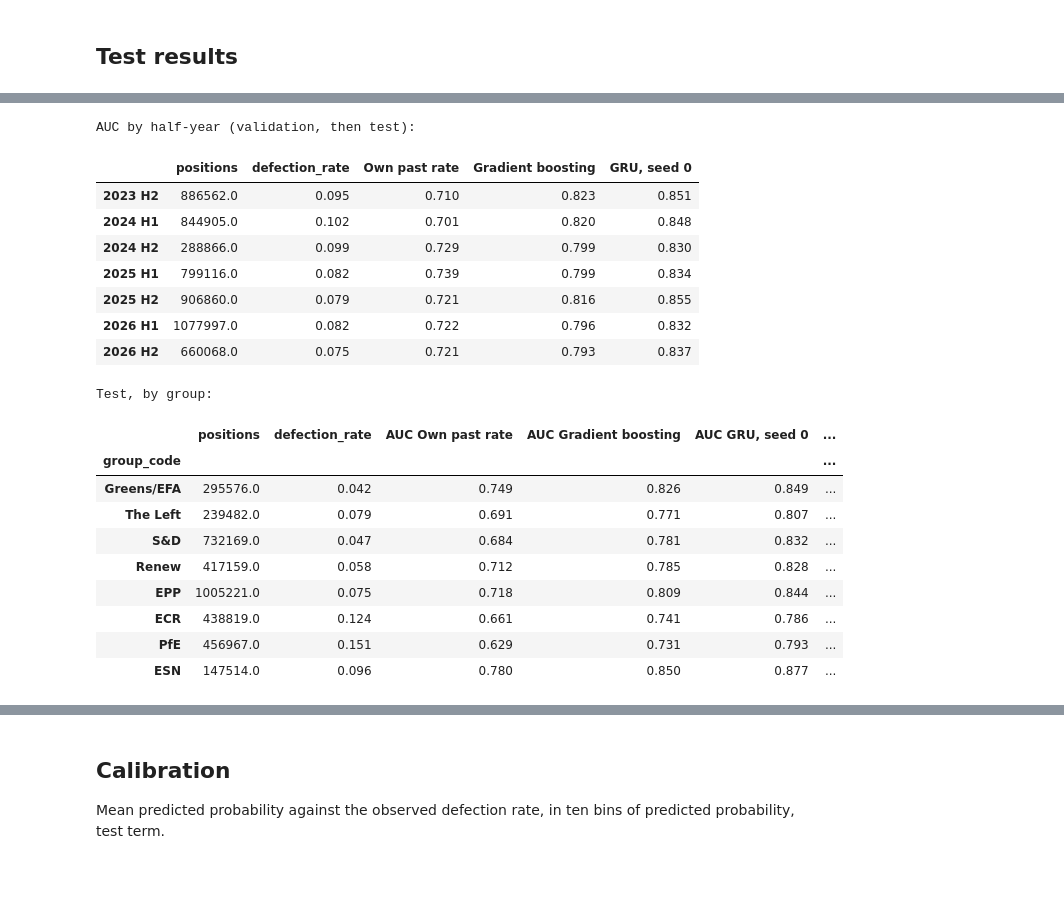
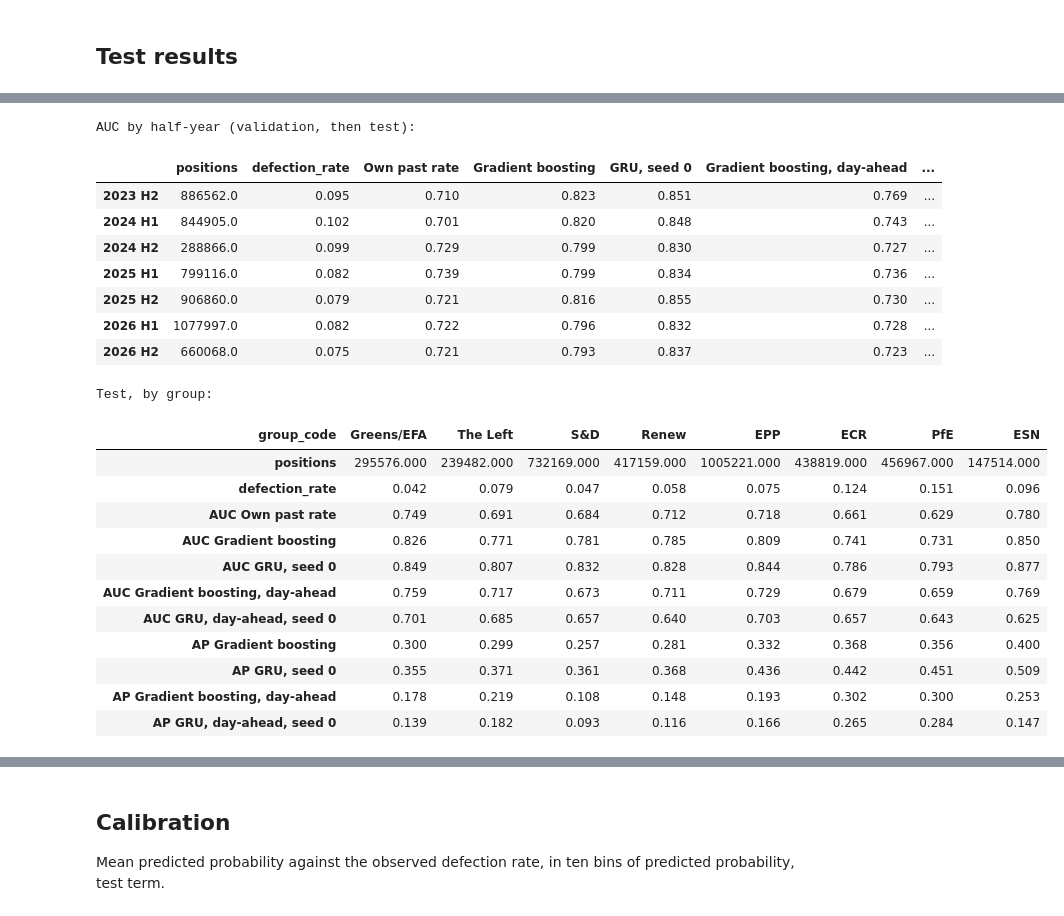
Before and after one commit to iisma-ai/political-spectrum-ml, a Jupyter notebook: european_parliament/pipeline/vote_prediction/notebooks/01_model_comparison.ipynb, the cells around one changed output, grey strips where cells are left out. Drawn from its saved outputs; the diff is of its cells as text; code cells hidden in the pictures; blank space fills up the shorter version.

```diff
--- a/european_parliament/pipeline/vote_prediction/notebooks/01_model_comparison.ipynb
+++ b/european_parliament/pipeline/vote_prediction/notebooks/01_model_comparison.ipynb
@@ -50,0 +70,25 @@ Share of test positions where the group took the line of most other groups: 0.62
+# %%
+rollcalls = load_rollcalls()
+calls = (rollcalls[rollcalls["vote_id"].isin(test["vote_id"].unique())]
+         .sort_values(["timestamp", "vote_id"]).reset_index(drop=True))
+same_day = calls["date"].eq(calls["date"].shift())
+gap = calls["timestamp"].diff().dt.total_seconds()[same_day]
+print(f"Consecutive test roll calls on the same day: {same_day.sum():,}; seconds apart, quartiles "
+      f"{gap.quantile(0.25):.0f} / {gap.quantile(0.5):.0f} / {gap.quantile(0.75):.0f}")
+for column in ["reference", "procedure_reference"]:
+    same = calls[column].notna() & calls[column].eq(calls[column].shift()) & same_day
+    print(f"  share with the same {column} as the previous roll call: {same.sum() / same_day.sum():.3f}")
+ties = calls.groupby("timestamp").size()
+print(f"Roll calls sharing a timestamp with another: {int(ties[ties > 1].sum())} of {len(calls):,}")
+member_gap = (ordered["timestamp"].diff().dt.total_seconds()
+              [(ordered["member_id"] == ordered["member_id"].shift()) & (ordered["date"] == ordered["date"].shift())])
+print(f"A member's consecutive positions on the same day (validation and test), median seconds apart: {member_gap.median():.0f}")
+print(f"Positions that are a member's first of the day, test: {test['first_of_day'].mean():.3f}")
+
+rows = pd.read_parquet(Path.cwd().parent / "outputs" / "rows.parquet", columns=["date", "defected", "with_most_groups"])
+bounds = {"train": ("2020-01-01", "2023-07-01"), "validation": ("2023-07-01", "2024-07-16"), "test": ("2024-07-16", "2100-01-01")}
+display(pd.DataFrame({name: {"positions": int(((rows["date"] >= a) & (rows["date"] < b)).sum()),
+                             "defection rate": rows.loc[(rows["date"] >= a) & (rows["date"] < b), "defected"].mean(),
+                             "share with most groups": rows.loc[(rows["date"] >= a) & (rows["date"] < b), "with_most_groups"].mean()}
+                      for name, (a, b) in bounds.items()}).T.round(4))
+del rows
@@ -52,7 +143,7 @@ Share of test positions where the group took the line of most other groups: 0.62
 ## Test results
 # %%
 subsets = {"all positions": np.ones(len(test), bool), "group with most groups": test["with_most_groups"].to_numpy(),
-           "group against most groups": ~test["with_most_groups"].to_numpy()}
+           "group against most groups": ~test["with_most_groups"].to_numpy(), "first position of the day": test["first_of_day"].to_numpy()}
 tables = {}
 for label, mask in subsets.items():
     part = test[mask]
@@ -60,7 +151,7 @@ for label, mask in subsets.items():
         warnings.simplefilter("ignore", RuntimeWarning)
         tables[label] = pd.DataFrame({MODELS[m]: summarise(part, part[f"p_{m}"].to_numpy()) for m in MODELS}).T
     tables[label].loc[:, "defection_rate"] = part["defected"].mean()
-display(tables["all positions"].round(4))
+display(tables["all positions"].drop(columns="defection_log_loss").round(4))
 for label in ["group with most groups", "group against most groups"]:
     print(label)
     display(tables[label][["line_accuracy", "defection_auc", "defection_average_precision", "defection_rate"]].round(4))
@@ -205,37 +367,40 @@ The intervals hold the fitted models fixed: they don't include refit variation (
 # %%
+over_time = ["own_past_rate", "boosting", "gru_seed0", "boosting_day", "gru_day_seed0"]
 periods = predictions.assign(half=predictions["date"].dt.year + (predictions["date"].dt.month > 6) * 0.5)
 by_half = periods.groupby("half").apply(lambda part: pd.Series({
     "positions": len(part), "defection_rate": part["defected"].mean(),
-    **{MODELS[m]: roc_auc_score(part["defected"], part[f"p_{m}"]) for m in ["own_past_rate", "boosting", "gru_seed0"]}}),
+    **{MODELS[m]: roc_auc_score(part["defected"], part[f"p_{m}"]) for m in over_time}}),
     include_groups=False)
 by_half.index = [f"{int(h)} {'H2' if h % 1 else 'H1'}" for h in by_half.index]
 print("AUC by half-year (validation, then test):")
 display(by_half.round(3))
 by_group = test.groupby("group_code").apply(lambda part: pd.Series({
     "positions": len(part), "defection_rate": part["defected"].mean(),
-    **{f"AUC {MODELS[m]}": roc_auc_score(part["defected"], part[f"p_{m}"]) for m in ["own_past_rate", "boosting", "gru_seed0"]},
-    **{f"AP {MODELS[m]}": average_precision_score(part["defected"], part[f"p_{m}"]) for m in ["own_past_rate", "boosting", "gru_seed0"]}}),
+    **{f"AUC {MODELS[m]}": roc_auc_score(part["defected"], part[f"p_{m}"]) for m in over_time},
+    **{f"AP {MODELS[m]}": average_precision_score(part["defected"], part[f"p_{m}"]) for m in ["boosting", "gru_seed0", "boosting_day", "gru_day_seed0"]}}),
     include_groups=False)
 print("Test, by group:")
-display(by_group.reindex([g for g in GROUP_ORDER if g in by_group.index]).rename(index=LABELS).round(3))
+display(by_group.reindex([g for g in GROUP_ORDER if g in by_group.index]).rename(index=LABELS).T.round(3))
 # %% [output]
 AUC by half-year (validation, then test):
-|  | positions | defection_rate | Own past rate | Gradient boosting | GRU, seed 0 |
-| 2023 H2 | 886562.0 | 0.095 | 0.710 | 0.823 | 0.851 |
-| 2024 H1 | 844905.0 | 0.102 | 0.701 | 0.820 | 0.848 |
-| 2024 H2 | 288866.0 | 0.099 | 0.729 | 0.799 | 0.830 |
-| 2025 H1 | 799116.0 | 0.082 | 0.739 | 0.799 | 0.834 |
-| 2025 H2 | 906860.0 | 0.079 | 0.721 | 0.816 | 0.855 |
-| 2026 H1 | 1077997.0 | 0.082 | 0.722 | 0.796 | 0.832 |
-| 2026 H2 | 660068.0 | 0.075 | 0.721 | 0.793 | 0.837 |
+|  | positions | defection_rate | Own past rate | Gradient boosting | GRU, seed 0 | Gradient boosting, day-ahead | ... |
+| 2023 H2 | 886562.0 | 0.095 | 0.710 | 0.823 | 0.851 | 0.769 | ... |
+| 2024 H1 | 844905.0 | 0.102 | 0.701 | 0.820 | 0.848 | 0.743 | ... |
+| 2024 H2 | 288866.0 | 0.099 | 0.729 | 0.799 | 0.830 | 0.727 | ... |
+| 2025 H1 | 799116.0 | 0.082 | 0.739 | 0.799 | 0.834 | 0.736 | ... |
+| 2025 H2 | 906860.0 | 0.079 | 0.721 | 0.816 | 0.855 | 0.730 | ... |
+| 2026 H1 | 1077997.0 | 0.082 | 0.722 | 0.796 | 0.832 | 0.728 | ... |
+| 2026 H2 | 660068.0 | 0.075 | 0.721 | 0.793 | 0.837 | 0.723 | ... |
 Test, by group:
-|  | positions | defection_rate | AUC Own past rate | AUC Gradient boosting | AUC GRU, seed 0 | ... |
-| group_code |  |  |  |  |  | ... |
-| Greens/EFA | 295576.0 | 0.042 | 0.749 | 0.826 | 0.849 | ... |
-| The Left | 239482.0 | 0.079 | 0.691 | 0.771 | 0.807 | ... |
-| S&D | 732169.0 | 0.047 | 0.684 | 0.781 | 0.832 | ... |
-| Renew | 417159.0 | 0.058 | 0.712 | 0.785 | 0.828 | ... |
-| EPP | 1005221.0 | 0.075 | 0.718 | 0.809 | 0.844 | ... |
-| ECR | 438819.0 | 0.124 | 0.661 | 0.741 | 0.786 | ... |
-| PfE | 456967.0 | 0.151 | 0.629 | 0.731 | 0.793 | ... |
-| ESN | 147514.0 | 0.096 | 0.780 | 0.850 | 0.877 | ... |
+| group_code | Greens/EFA | The Left | S&D | Renew | EPP | ECR | PfE | ESN |
+| positions | 295576.000 | 239482.000 | 732169.000 | 417159.000 | 1005221.000 | 438819.000 | 456967.000 | 147514.000 |
+| defection_rate | 0.042 | 0.079 | 0.047 | 0.058 | 0.075 | 0.124 | 0.151 | 0.096 |
+| AUC Own past rate | 0.749 | 0.691 | 0.684 | 0.712 | 0.718 | 0.661 | 0.629 | 0.780 |
+| AUC Gradient boosting | 0.826 | 0.771 | 0.781 | 0.785 | 0.809 | 0.741 | 0.731 | 0.850 |
+| AUC GRU, seed 0 | 0.849 | 0.807 | 0.832 | 0.828 | 0.844 | 0.786 | 0.793 | 0.877 |
+| AUC Gradient boosting, day-ahead | 0.759 | 0.717 | 0.673 | 0.711 | 0.729 | 0.679 | 0.659 | 0.769 |
+| AUC GRU, day-ahead, seed 0 | 0.701 | 0.685 | 0.657 | 0.640 | 0.703 | 0.657 | 0.643 | 0.625 |
+| AP Gradient boosting | 0.300 | 0.299 | 0.257 | 0.281 | 0.332 | 0.368 | 0.356 | 0.400 |
+| AP GRU, seed 0 | 0.355 | 0.371 | 0.361 | 0.368 | 0.436 | 0.442 | 0.451 | 0.509 |
+| AP Gradient boosting, day-ahead | 0.178 | 0.219 | 0.108 | 0.148 | 0.193 | 0.302 | 0.300 | 0.253 |
+| AP GRU, day-ahead, seed 0 | 0.139 | 0.182 | 0.093 | 0.116 | 0.166 | 0.265 | 0.284 | 0.147 |
```
Also changed, not shown: parts of 31 cells of this notebook, 11 other files.
